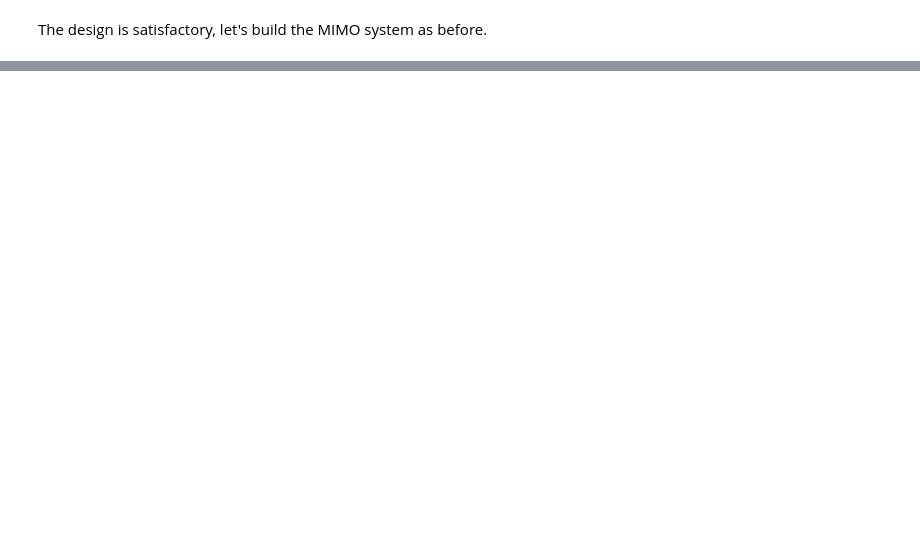
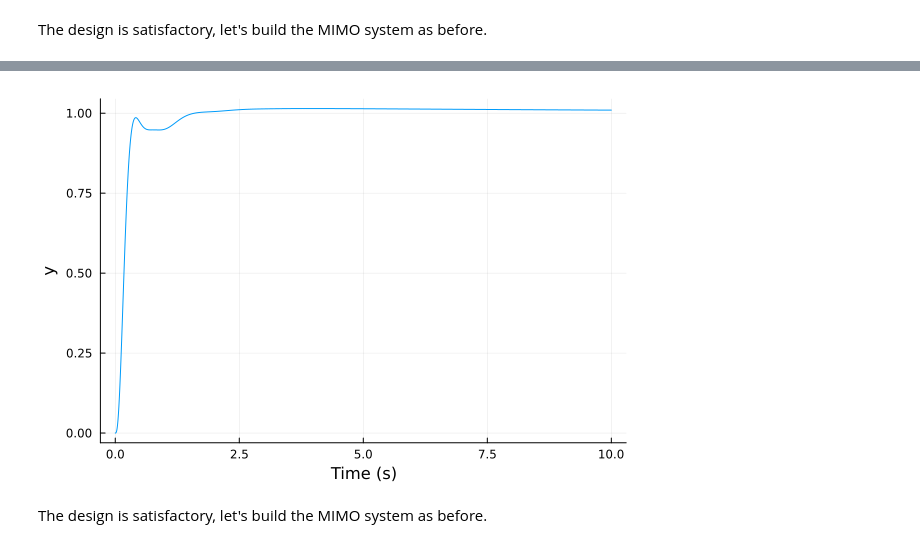
Before and after one commit to e271828e/Flight.jl, a Jupyter notebook: src/aircraft/c172r/design/v2_pitch_cas.ipynb, the cells around one changed output, grey strips where cells are left out. Drawn from its saved outputs; the diff is of its cells as text; code cells hidden in the pictures; blank space fills up the shorter version.

```diff
--- a/src/aircraft/c172r/design/v2_pitch_cas.ipynb
+++ b/src/aircraft/c172r/design/v2_pitch_cas.ipynb
@@ -211,0 +407,9 @@ step(θ_cl_MIMO, 10) |> plot
+# %%
+cl = feedback(c_q2θ, 1)
+@show zpk(cl)
+@show poles(cl)
+step(cl, 10) |> plot
+# %% [output]
+[figure, added]
+# %% [markdown]
+The design is satisfactory, let's build the MIMO system as before.
```
Also changed, not shown: parts of 21 cells of this notebook, 3 other files.
